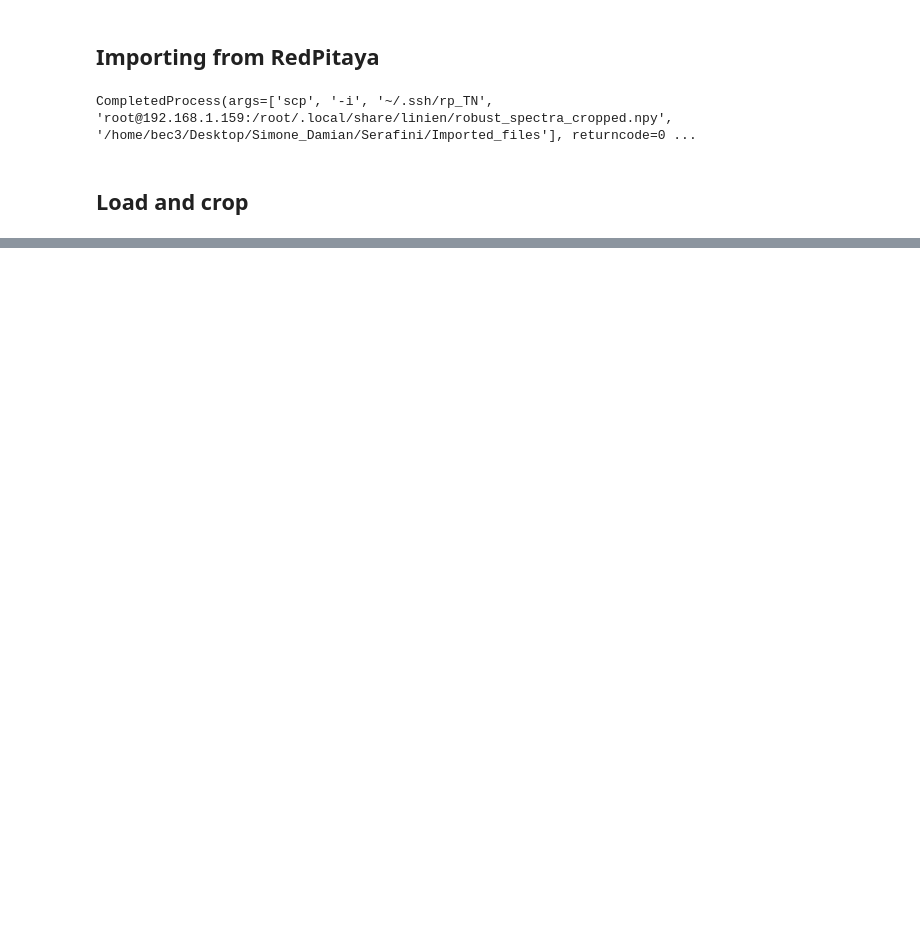
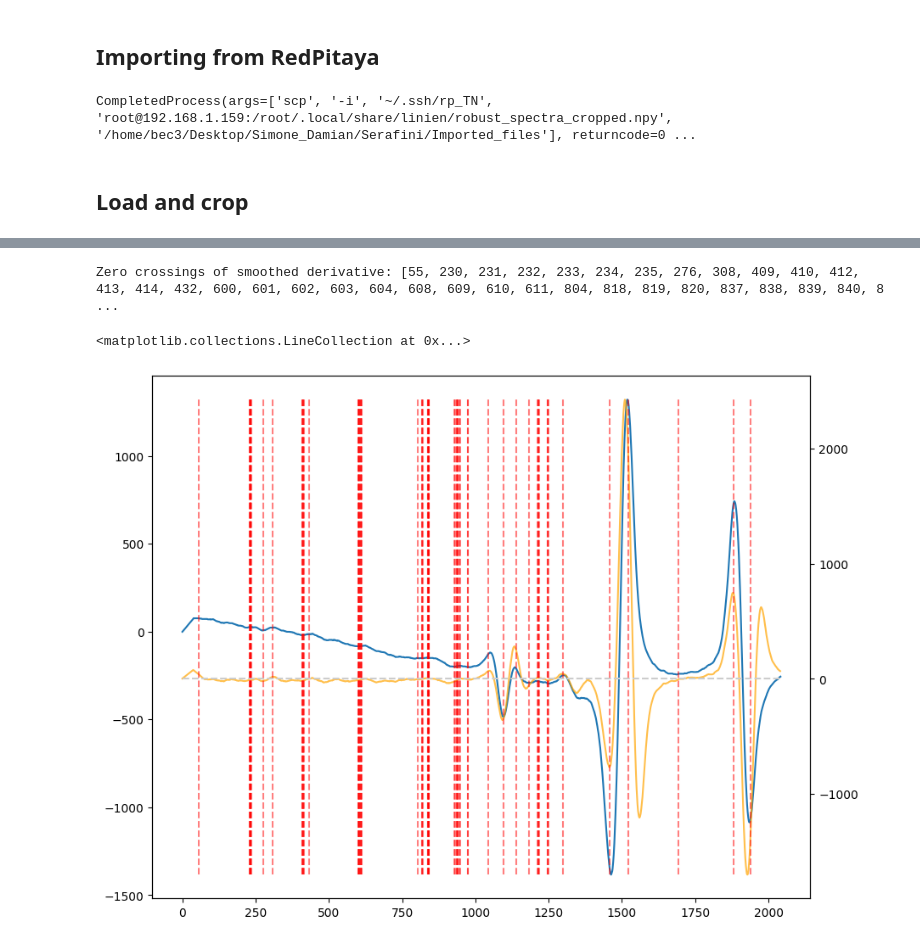
Before and after one commit to jack00look/RP_Spectroscopy, a Jupyter notebook: Test_calculate_autolock_instructions/Simulation_calculate_autolock_instructions.ipynb, the cells around one changed output, grey strips where cells are left out. Drawn from its saved outputs; the diff is of its cells as text; code cells hidden in the pictures; blank space fills up the shorter version.

```diff
--- a/Test_calculate_autolock_instructions/Simulation_calculate_autolock_instructions.ipynb
+++ b/Test_calculate_autolock_instructions/Simulation_calculate_autolock_instructions.ipynb
@@ -572,0 +597,32 @@ lock_position 1782
+# %%
+prepared_spectrum = np.array(prepared_spectrum)
+derivative_prepared_spectrum = prepared_spectrum[1:] - prepared_spectrum[:-1]
+derivative_prepared_spectrum_smooth = get_diff_at_time_scale(sum_up_spectrum(derivative_prepared_spectrum), time_scale)
+
+zero_crossings_smooth_derivative = []
+previous_value = derivative_prepared_spectrum_smooth[0]
+for i in range(1, len(derivative_prepared_spectrum_smooth)):
+    current_value = derivative_prepared_spectrum_smooth[i]
+    if previous_value*current_value <= 0 :
+        zero_crossings_smooth_derivative.append(i-time_scale//2) #we take into account the delay introduced by smoothing
+    previous_value = current_value
+
+#zero_crossings_smooth_derivative = np.array(zero_crossings_smooth_derivative)
+print("Zero crossings of smoothed derivative:", zero_crossings_smooth_derivative)
+# if direction == -1:
+#     considered_zeros = zero_crossings_smooth_derivative[:start_idx]
+#     return considered_zeros[-1]
+# else:
+#     considered_zeros = zero_crossings_smooth_derivative[start_idx:]
+#     return considered_zeros[0]
+
+fig, axs = plt.subplots(1, 1, figsize=(10, 8))
+ax1 = axs.twinx() # Secondary y-axis
+axs.plot(prepared_spectrum, label='Prepared Spectrum')
+ax1.plot(derivative_prepared_spectrum_smooth, color='orange', label='Smoothed Derivative', alpha=0.7)
+ax1.hlines(0, 0, len(derivative_prepared_spectrum_smooth), color = '0.8', ls = '--')
+ax1.vlines(zero_crossings_smooth_derivative, min(derivative_prepared_spectrum_smooth), max(derivative_prepared_spectrum_smooth), color='red', ls='--', alpha=0.5, label='Zero Crossings')
+# %% [output]
+Zero crossings of smoothed derivative: [55, 230, 231, 232, 233, 234, 235, 276, 308, 409, 410, 412, 413, 414, 432, 600, 601, 602, 603, 604, 608, 609, 610, 611, 804, 818, 819, 820, 837, 838, 839, 840, 8 ...
+<matplotlib.collections.LineCollection at 0x...>
+[figure, added]
```
Also changed, not shown: parts of 5 cells of this notebook, 10 other files.
